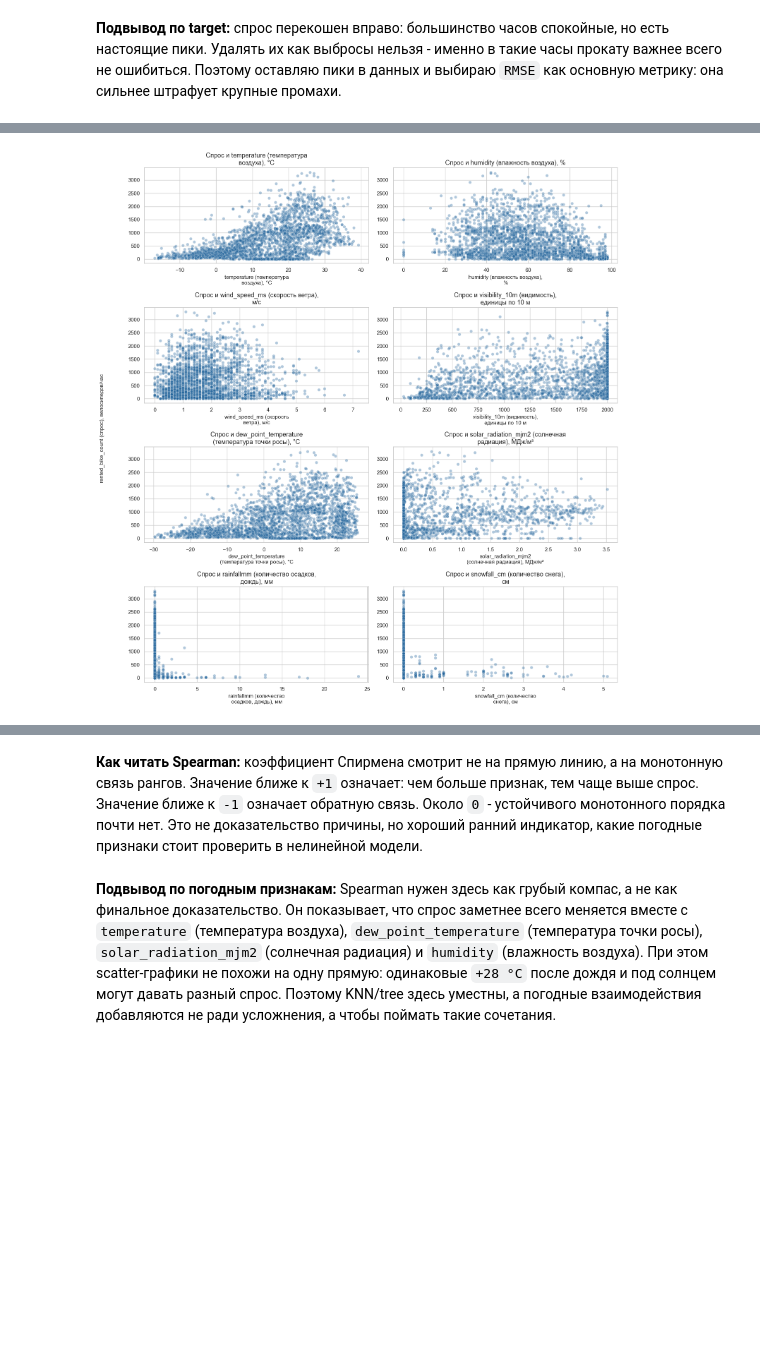
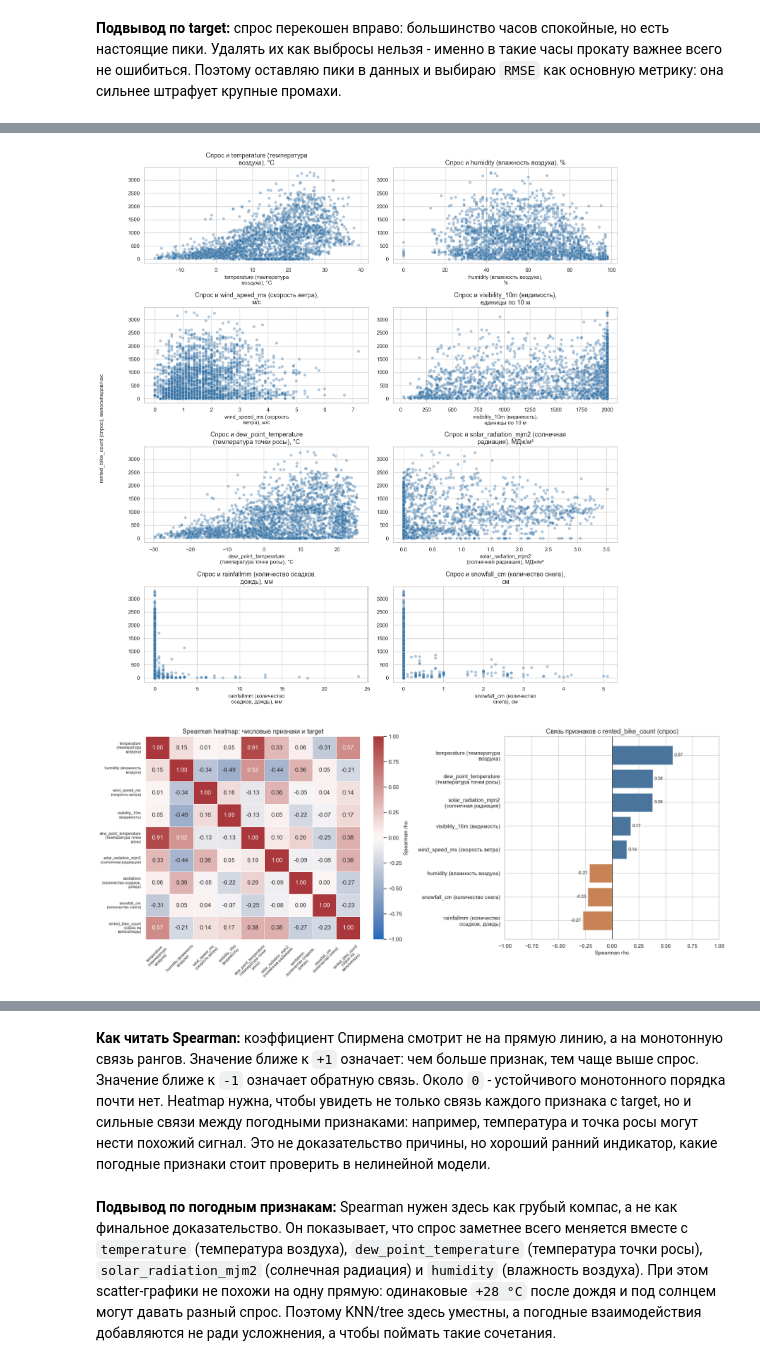
Before and after one commit to neiro/ds_sonv, a Jupyter notebook: ml-env/work.ipynb, the cells around one changed output, grey strips where cells are left out. Saved outputs shown, nothing was run; the diff lists cells and outputs as text; code cells hidden in the pictures; blank space fills up the shorter version.

Commit message:
Add Spearman heatmap and EDA rationale

```diff
--- a/ml-env/work.ipynb
+++ b/ml-env/work.ipynb
@@ -842,35 +848,88 @@ for index, (ax, column) in enumerate(zip(axes, BASE_NUMERIC_FEATURES)):
     ax.set_title(f"Распределение: {wrap_plot_label(continuous_labels[column], width=32)}")
     ax.set_xlabel(wrap_plot_label(continuous_labels[column], width=30))
     ax.set_ylabel("Количество наблюдений" if index % 2 == 0 else "")
 plt.tight_layout()
 plt.show()
 
 fig, axes = plt.subplots(4, 2, figsize=(15, 16))
 axes = axes.ravel()
 sampled_train = train.sample(min(2500, len(train)), random_state=RANDOM_STATE)
 for index, (ax, column) in enumerate(zip(axes, BASE_NUMERIC_FEATURES)):
     sns.scatterplot(data=sampled_train, x=column, y=TARGET, alpha=0.35, ax=ax, color="#20639b")
     ax.set_title(f"Спрос и {wrap_plot_label(continuous_labels[column], width=32)}")
     ax.set_xlabel(wrap_plot_label(continuous_labels[column], width=30))
     ax.set_ylabel("")
 fig.supylabel("rented_bike_count (спрос), велосипедов/час", x=0.01, fontsize=11)
 plt.tight_layout(rect=(0.03, 0, 1, 1))
 plt.show()
 
+spearman_features = BASE_NUMERIC_FEATURES + [TARGET]
+spearman_matrix = train[spearman_features].corr(method="spearman", numeric_only=True)
+spearman_plot_labels = {
+    feature: wrap_plot_label(inline_feature_label(feature), width=20)
+    for feature in spearman_features
+}
+
 numeric_corr = (
-    train[BASE_NUMERIC_FEATURES + [TARGET]]
-    .corr(method="spearman", numeric_only=True)[TARGET]
+    spearman_matrix[TARGET]
     .drop(TARGET)
     .sort_values(key=lambda values: values.abs(), ascending=False)
     .reset_index()
     .rename(columns={"index": "feature", TARGET: "spearman_corr_with_target"})
 )
 numeric_corr["abs_spearman_corr"] = numeric_corr["spearman_corr_with_target"].abs()
 numeric_corr["feature_label"] = numeric_corr["feature"].map(lambda value: inline_feature_label(value, with_unit=True))
+
+fig, axes = plt.subplots(
+    1,
+    2,
+    figsize=(18, 7.5),
+    gridspec_kw={"width_ratios": [1.25, 1]},
+)
+sns.heatmap(
+    spearman_matrix.rename(index=spearman_plot_labels, columns=spearman_plot_labels),
+    cmap="vlag",
+    center=0,
+    vmin=-1,
+    vmax=1,
+    annot=True,
+    fmt=".2f",
+    linewidths=0.5,
+    cbar_kws={"label": "Spearman rho"},
+    ax=axes[0],
+)
+axes[0].set_title("Spearman heatmap: числовые признаки и target")
+axes[0].tick_params(axis="x", rotation=45, labelsize=8)
+axes[0].tick_params(axis="y", rotation=0, labelsize=8)
+
+target_corr_plot = numeric_corr.sort_values("spearman_corr_with_target").copy()
+target_corr_plot["feature_plot_label"] = target_corr_plot["feature"].map(
+    lambda value: wrap_plot_label(inline_feature_label(value), width=30)
+)
+bar_colors = np.where(
+    target_corr_plot["spearman_corr_with_target"] >= 0,
+    "#49759c",
+    "#c98256",
+)
+axes[1].barh(
+    target_corr_plot["feature_plot_label"],
+    target_corr_plot["spearman_corr_with_target"],
+    color=bar_colors,
+)
+axes[1].axvline(0, color="black", linewidth=1)
+axes[1].set_title("Связь признаков с rented_bike_count (спрос)")
+axes[1].set_xlabel("Spearman rho")
+axes[1].set_ylabel("")
+axes[1].set_xlim(-1, 1)
+axes[1].bar_label(axes[1].containers[0], fmt="%.2f", padding=3, fontsize=9)
+plt.tight_layout()
+plt.show()
+
 display(numeric_corr[["feature", "feature_label", "spearman_corr_with_target", "abs_spearman_corr"]])
 # %% [output]
 [figure]
 [figure]
+[figure, added]
 |  | feature | feature_label | spearman_corr_with_target | abs_spearman_corr |
 | 0 | temperature | temperature (температура воздуха)... | 0.5668 | 0.5668 |
 | 1 | dew_point_temperature | dew_point_temperature (температур... | 0.3810 | 0.3810 |
@@ -881,7 +940,7 @@ display(numeric_corr[["feature", "feature_label", "spearman_corr_with_target", "
 | 6 | visibility_10m | visibility_10m (видимость), едини... | 0.1739 | 0.1739 |
 | 7 | wind_speed_ms | wind_speed_ms (скорость ветра), м/с | 0.1385 | 0.1385 |
 # %% [markdown]
-**Как читать Spearman:** коэффициент Спирмена смотрит не на прямую линию, а на монотонную связь рангов. Значение ближе к `+1` означает: чем больше признак, тем чаще выше спрос. Значение ближе к `-1` означает обратную связь. Около `0` - устойчивого монотонного порядка почти нет. Это не доказательство причины, но хороший ранний индикатор, какие погодные признаки стоит проверить в нелинейной модели.
+**Как читать Spearman:** коэффициент Спирмена смотрит не на прямую линию, а на монотонную связь рангов. Значение ближе к `+1` означает: чем больше признак, тем чаще выше спрос. Значение ближе к `-1` означает обратную связь. Около `0` - устойчивого монотонного порядка почти нет. Heatmap нужна, чтобы увидеть не только связь каждого признака с target, но и сильные связи между погодными признаками: например, температура и точка росы могут нести похожий сигнал. Это не доказательство причины, но хороший ранний индикатор, какие погодные признаки стоит проверить в нелинейной модели.
 # %% [markdown]
 **Подвывод по погодным признакам:** Spearman нужен здесь как грубый компас, а не как финальное доказательство. Он показывает, что спрос заметнее всего меняется вместе с `temperature` (температура воздуха), `dew_point_temperature` (температура точки росы), `solar_radiation_mjm2` (солнечная радиация) и `humidity` (влажность воздуха). При этом scatter-графики не похожи на одну прямую: одинаковые `+28 °C` после дождя и под солнцем могут давать разный спрос. Поэтому KNN/tree здесь уместны, а погодные взаимодействия добавляются не ради усложнения, а чтобы поймать такие сочетания.
 # %%
```
Also changed, not shown: parts of 5 cells of this notebook, 2 other files.
